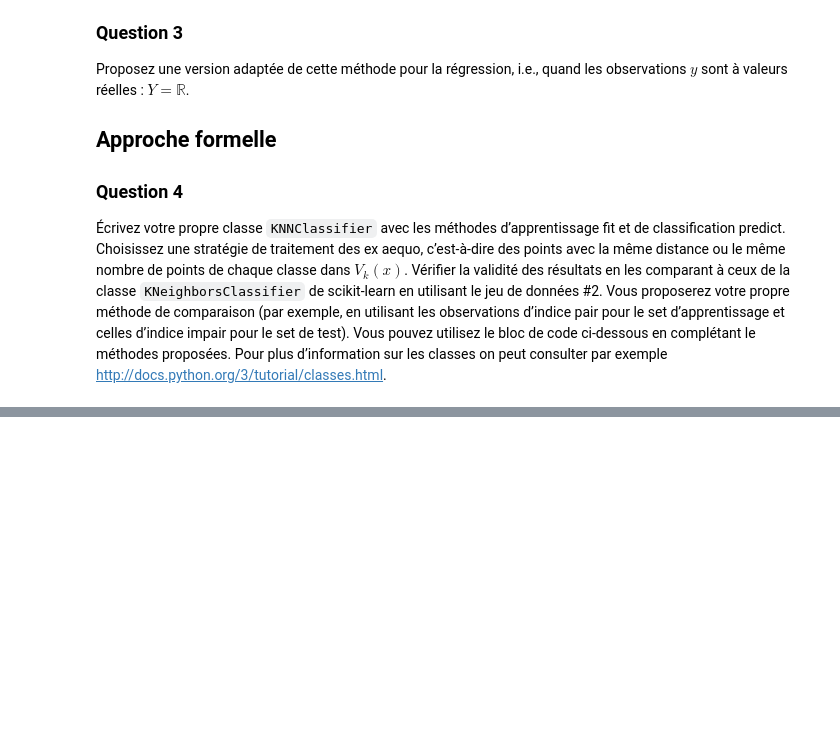
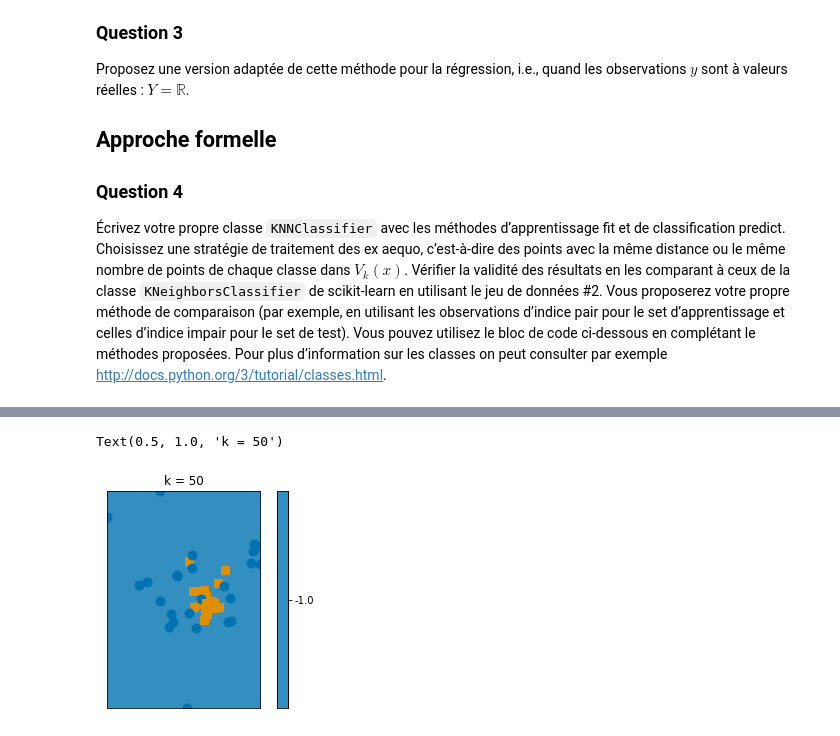
Before and after one commit to tbinetruy/Telecom-MDI-343, a Jupyter notebook: TP2/TP2.ipynb, the cells around one changed output, grey strips where cells are left out. Cells and saved outputs as stored; diff of their text form; code cells hidden in the pictures; blank space fills up the shorter version.

```diff
--- a/TP2/TP2.ipynb
+++ b/TP2/TP2.ipynb
@@ -190,0 +212,6 @@ tpknn.frontiere_new(f4, X4, y4)
+# %%
+q6(50)
+plt.title("k = 50")
+# %% [output]
+Text(0.5, 1.0, 'k = 50')
+[figure, added]
```
Also changed, not shown: parts of 20 cells of this notebook.
